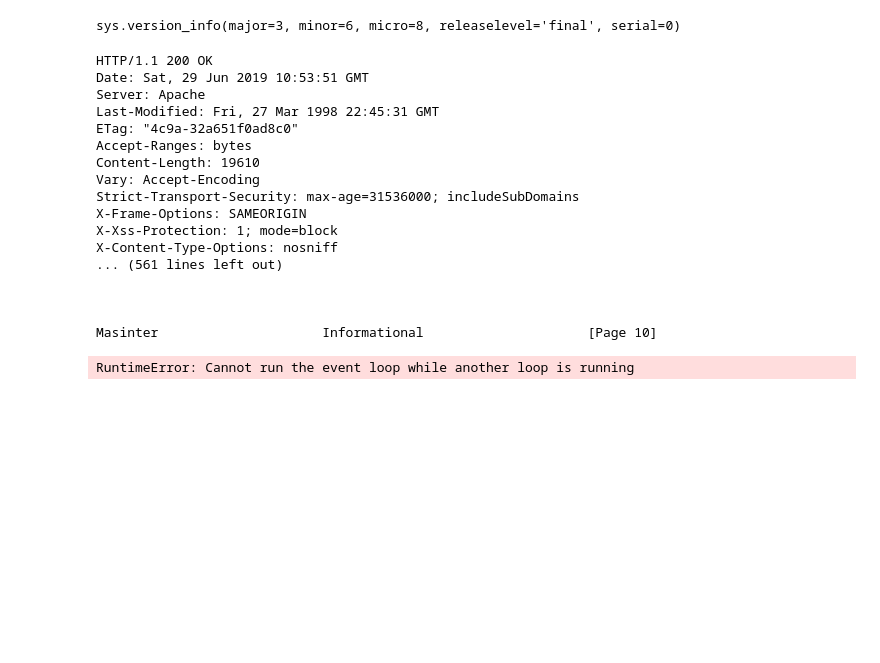
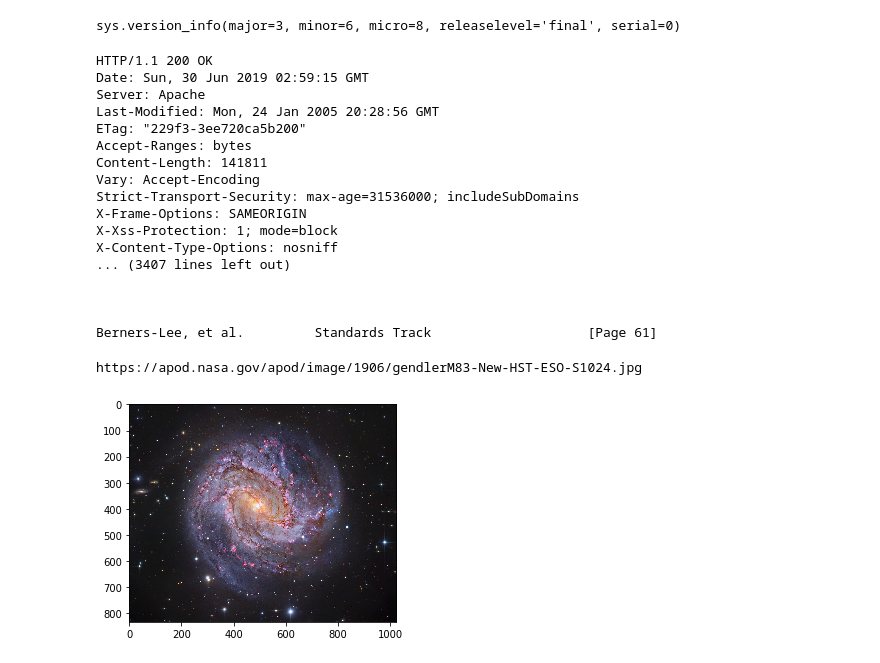
Before and after one commit to Lang-Shao/graduate_cource, a Jupyter notebook: General_Python/Networking.ipynb, the cells around one changed output. Drawn from its saved outputs; the diff is of its cells as text; code cells hidden in the pictures; blank space fills up the shorter version.

```diff
--- a/General_Python/Networking.ipynb
+++ b/General_Python/Networking.ipynb
@@ -151,7 +151,7 @@ req = ('GET /rfc/rfc{rfcnum}.txt HTTP/1.1\r\n'
        'User-Agent: Python {version}\r\n'
        'Connection: close\r\n'
        '\r\n')
-req = req.format(rfcnum=2324, host=host, port=port, version=sys.version_info[0])
+req = req.format(rfcnum=3986, host=host, port=port, version=sys.version_info[0])
 sock = socket.create_connection((host,port))
 sock.sendall(req.encode('ascii'))
 
@@ -165,25 +165,44 @@ rfc = rfc_byte.decode('utf-8')
 print(rfc)
 # %% [output]
 HTTP/1.1 200 OK
-Date: Sat, 29 Jun 2019 10:53:51 GMT
+Date: Sun, 30 Jun 2019 02:59:15 GMT
 Server: Apache
-Last-Modified: Fri, 27 Mar 1998 22:45:31 GMT
-ETag: "4c9a-32a651f0ad8c0"
+Last-Modified: Mon, 24 Jan 2005 20:28:56 GMT
+ETag: "229f3-3ee720ca5b200"
 Accept-Ranges: bytes
-Content-Length: 19610
+Content-Length: 141811
 Vary: Accept-Encoding
 Strict-Transport-Security: max-age=31536000; includeSubDomains
 X-Frame-Options: SAMEORIGIN
 X-Xss-Protection: 1; mode=block
 X-Content-Type-Options: nosniff
-... (561 lines left out)
+... (3407 lines left out)
 
 
 
-Masinter                     Informational                     [Page 10]
+Berners-Lee, et al.         Standards Track                    [Page 61]
-# %%
-import pyshark
-capture = pyshark.LiveCapture(interface='eth0')
-capture.sniff(timeout=10)
-# %% [output]
-RuntimeError: Cannot run the event loop while another loop is running
+# %%
+# Getting images from a URL
+
+from urllib.request import urlopen, urljoin, urlretrieve
+import re
+import matplotlib.pyplot as plt
+
+def download_page(url):
+    return urlopen(url).read().decode('utf-8')
+
+def extract_image_locations(page):
+    img_regex = re.compile('<img[^>]+src=["\'](.*?)["\']', re.IGNORECASE)
+    return img_regex.findall(page)
+
+target_url = 'https://apod.nasa.gov/apod/astropix.html'
+image_locations = extract_image_locations(download_page(target_url))
+for src in image_locations:
+    image_name='apod.jpg'
+    image_url=urljoin(target_url,src)
+    print(image_url)
+    urlretrieve(image_url,image_name)
+    plt.imshow(plt.imread(image_name))
+# %% [output]
+https://apod.nasa.gov/apod/image/1906/gendlerM83-New-HST-ESO-S1024.jpg
+[figure, added]
```
